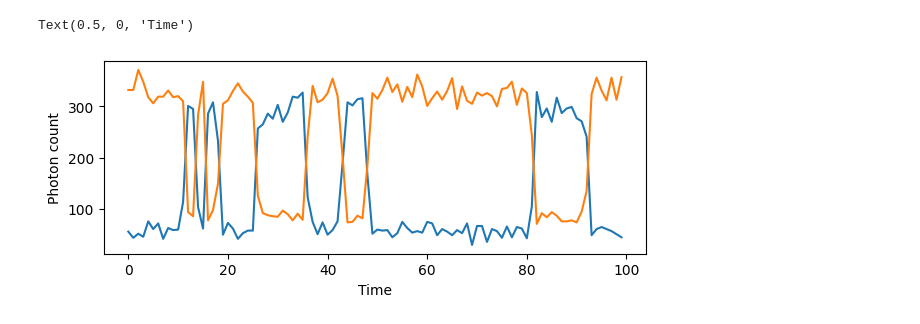
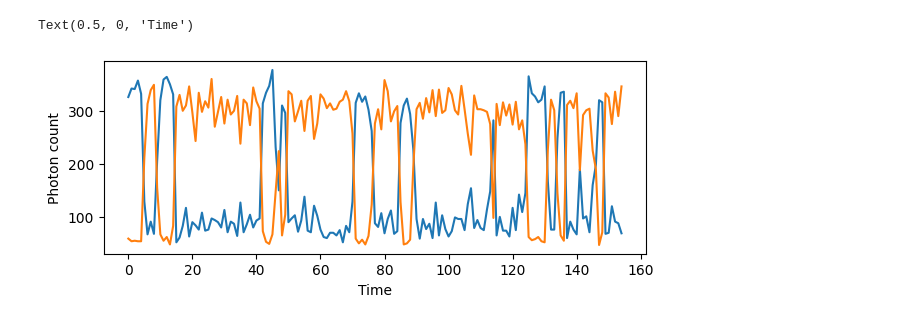
Before and after one commit to covinolab/smFRET_sbi, a Jupyter notebook: analysis/eval_posterior.ipynb, the cells around one changed output. Cells and saved outputs as stored; diff of their text form; code cells hidden in the pictures.

Commit message:
fixed bug in generate data

```diff
--- a/analysis/eval_posterior.ipynb
+++ b/analysis/eval_posterior.ipynb
@@ -23,4 +23,4 @@ from utils import eval_spline_from_config
 # %%
-data_cfg = "../conf/simulator/highnodes.yaml"
+data_cfg = "/home/dingeldein/Desktop/fret_sbi/smFRET_sbi/data/base/config.yaml"
 # %%
 prior = generate_posterior_prior_from_config(data_cfg, device="cuda")
@@ -36,7 +35,4 @@ def bin_along_time(x, n_bins=100):
 # %%
 fret_simulator = smFRET_simulator_wrapper_from_config(data_cfg)
 # %%
-true_params = torch.tensor([
-    -0.100, -1.5938, -1.7873, -1.5556,  1.1016, -2.1840,  10.0000, 5.0, 0.0500,  0.0500,  0.7500,  0.7500,  0.9000,  0.9000,  0.1000,  0.1000
-], dtype=torch.float64)
-true_params[1:5] = true_params[1:5] - true_params[1:5].mean()
+true_params = torch.tensor([ 0.100, -1.5938, -1.7873, -1.5556,  1.1016, -2.1840,  8.0000, 8.000, 0.0500,  0.0500,  0.7500,  0.7500,  0.9000,  0.9000,  0.1000,  0.1000], dtype=torch.float64)
@@ -45,13 +56,13 @@ observation = torch.stack([fret_simulator(true_params) for _ in range(1)])
 # %%
 idx = 0
 plt.figure(figsize=(7, 2.5))
-plt.plot(bin_along_time(observation[idx, :,0].numpy(), n_bins=100), label="Donor")
-plt.plot(bin_along_time(observation[idx, :,1].numpy(), n_bins=100), label="acceptor")
+plt.plot(bin_along_time(observation[idx, :,0].numpy(), n_bins=155), label="Donor")
+plt.plot(bin_along_time(observation[idx, :,1].numpy(), n_bins=155), label="acceptor")
 plt.ylabel("Photon count")
 plt.xlabel("Time")
 # %% [output]
 Text(0.5, 0, 'Time')
-[figure, old version]
+[figure, new version]
 # %%
 with open("/home/dingeldein/Desktop/fret_sbi/smFRET_sbi/outputs/density_estimator/2026-03-03/18-22-53/density_estimator.pkl", "rb") as f:
     density_estimator = pickle.load(f)
```
Also changed, not shown: parts of 10 cells of this notebook, 6 other files.
